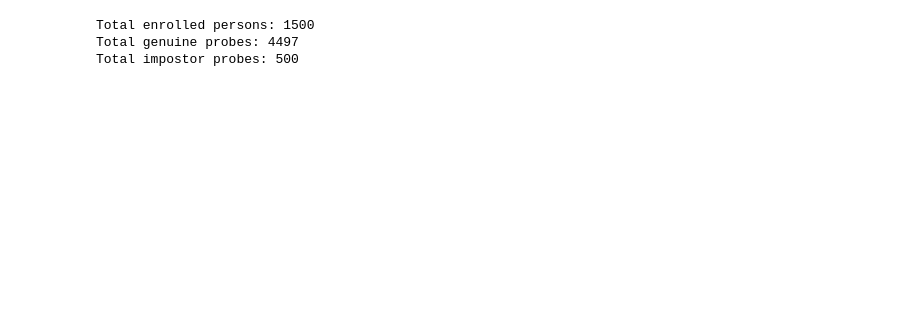
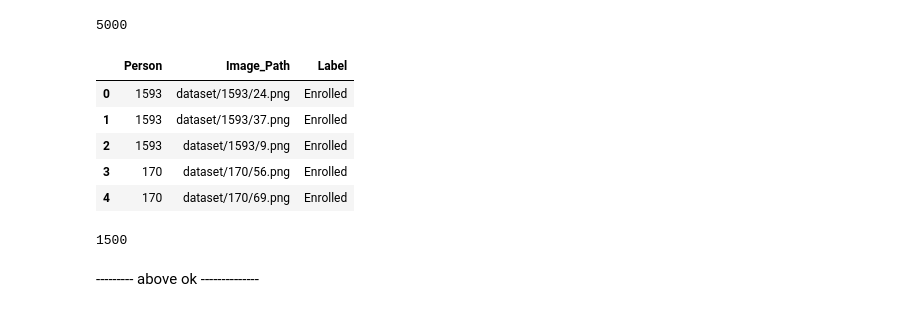
Before and after one commit to jngelena/BiometricSystem, a Jupyter notebook: new.ipynb, the cells around one changed output. Saved outputs shown, nothing was run; the diff lists cells and outputs as text; code cells hidden in the pictures; blank space fills up the shorter version.

Commit message:
print results

```diff
--- a/new.ipynb
+++ b/new.ipynb
@@ -1 +32,38 @@
+# %%
+persons = [p for p in os.listdir(dataset_dir) if os.path.isdir(os.path.join(dataset_dir, p)) and not p.startswith('.')]
+random.shuffle(persons)
+
+# Split into enrolled and unenrolled
+enrolled_persons = persons[:1500]
+unenrolled_persons = persons[1500:]
+
+data = []
+
+for person in enrolled_persons:
+    person_dir = os.path.join(dataset_dir, person)
+    images = os.listdir(person_dir)
+    selected_images = random.sample(images, 3) if len(images) >= 3 else images
+    for image in selected_images:
+        data.append([person, os.path.join(person_dir, image), 'Enrolled'])
+
+for person in unenrolled_persons:
+    person_dir = os.path.join(dataset_dir, person)
+    images = os.listdir(person_dir)
+    if images:  # Ensure there is at least one image
+        selected_image = random.choice(images)
+        data.append([person, os.path.join(person_dir, selected_image), 'Not Enrolled'])
+# %%
+df = pd.DataFrame(data, columns=['Person', 'Image_Path', 'Label'])
+print(len(df))
+# %% [output]
+5000
+# %%
+df.head()
+# %% [output]
+|  | Person | Image_Path | Label |
+| 0 | 1593 | dataset/1593/24.png | Enrolled |
+| 1 | 1593 | dataset/1593/37.png | Enrolled |
+| 2 | 1593 | dataset/1593/9.png | Enrolled |
+| 3 | 170 | dataset/170/56.png | Enrolled |
+| 4 | 170 | dataset/170/69.png | Enrolled |
 # %%
@@ -27,11 +90,3 @@ for person in unenrolled_persons[:500]:
     person_dir = os.path.join(dataset_dir, person)
     images = os.listdir(person_dir)
     impostor_probes.append(random.choice(images))
-# %%
-print(f"Total enrolled persons: {len(enrolled_persons)}")
-print(f"Total genuine probes: {len(genuine_probes)}")
-print(f"Total impostor probes: {len(impostor_probes)}")
-# %% [output]
-Total enrolled persons: 1500
-Total genuine probes: 4497
-Total impostor probes: 500
@@ -37,0 +97,6 @@ Total impostor probes: 500
+# %%
+print(len(test_df))
+# %% [output]
+1500
+# %% [markdown]
+---------  above ok --------------
```
Also changed, not shown: parts of 23 cells of this notebook.
